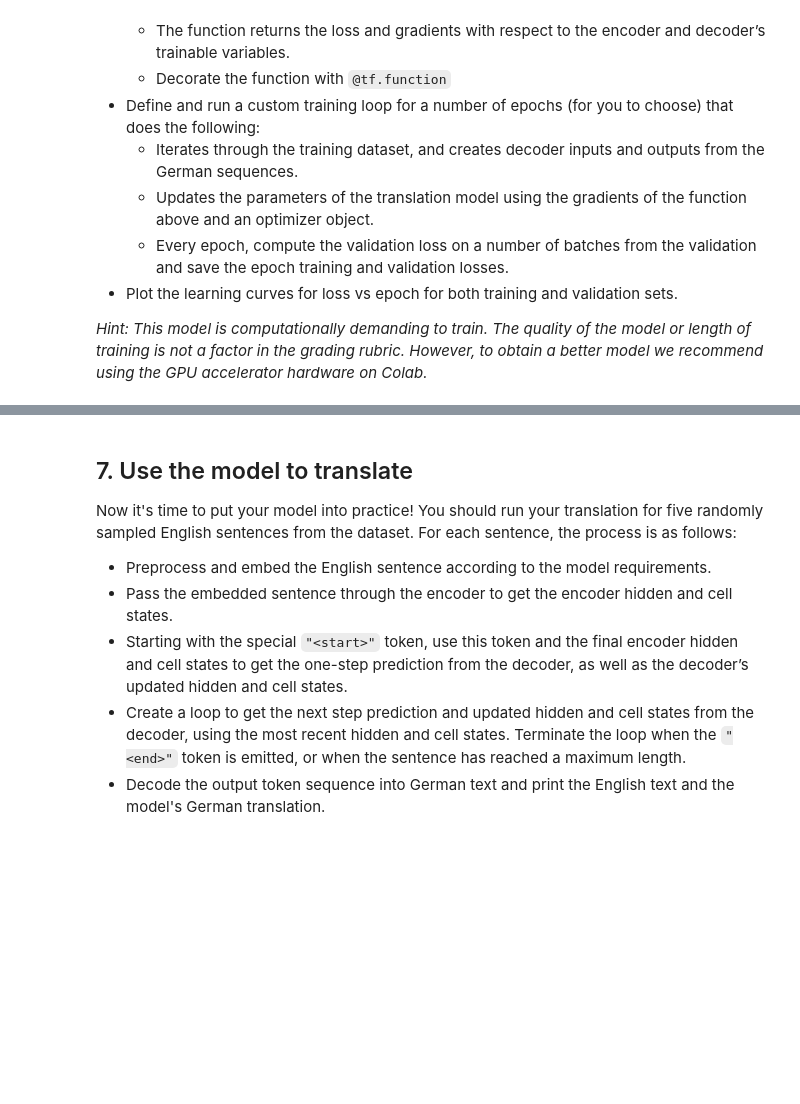
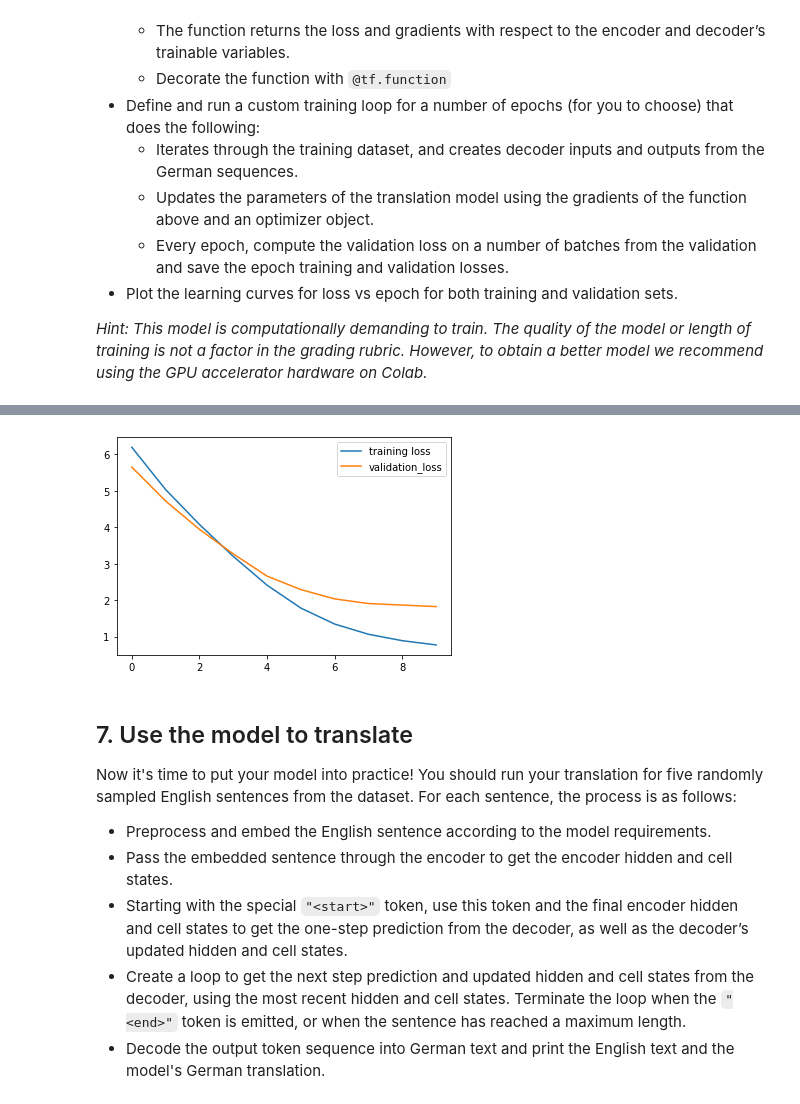
Before and after one commit to adarshkumar00/Neural-Translation-Project, a Jupyter notebook: Neural_translation_model_Capstone_Project.ipynb, the cells around one changed output, grey strips where cells are left out. Drawn from its saved outputs; the diff is of its cells as text; code cells hidden in the pictures; blank space fills up the shorter version.

```diff
--- a/Neural_translation_model_Capstone_Project.ipynb
+++ b/Neural_translation_model_Capstone_Project.ipynb
@@ -212,17 +210,13 @@ def map_embedding(eng_sentence , german_seq):
 dataset = dataset.map(map_embedding)
 dataset_valid = dataset_valid.map(map_embedding)
 # %%
-def cal_shape(eng_sentence):
-    return eng_sentence.shape[0]
-
 def filtering(eng_sentence , german_seq ):
-    length = tf.py_function(cal_shape , [eng_sentence] , tf.int32)
-    return length<=13
+    return len(eng_sentence)<=13
 dataset = dataset.filter(filtering)
 dataset_valid = dataset_valid.filter(filtering)
 # %%
 def padding_english(eng_sentence , german_seq):
-    length = tf.py_function(cal_shape , [eng_sentence] , tf.int32)
+    length = len(eng_sentence)
     paddings  = tf.convert_to_tensor([[0,13-length],[0,0]] , dtype=tf.int32)
     eng_sentence = tf.pad(eng_sentence , paddings =paddings , mode = 'CONSTANT' )
     return eng_sentence,german_seq
@@ -406,16 +463,29 @@ encoder = Encoder(units =512)
 decoder = Decoder(units =512 , vocab_size = unique_tokens , output_dim =128 ,batch_size =16)
 # %%
 import math
-num_epochs = 1
-epoch_error = tf.keras.metrics.Mean()
+num_epochs = 10
+
+
+train_losses=[]
+val_losses=[]
 for epoch in range(num_epochs):
-    batch_error = []
+    train_epoch_error = tf.keras.metrics.Mean()
+    val_epoch_error = tf.keras.metrics.Mean()
     for x , y in dataset :
         loss , grads = grad(encoder,decoder , x, y , loss_obj)
         optimizer.apply_gradients(zip(grads[0] , encoder.trainable_variables))
         optimizer.apply_gradients(zip(grads[1] , decoder.trainable_variables))
         if not math.isnan(loss.numpy()):
-            epoch_error(loss)
+            train_epoch_error(loss)
 
-    print("Epoch :{:3d}   Loss  :{:.3f}".format(epoch , epoch_error.result()))
+    for x , y in dataset_valid :
+        loss , grads = grad(encoder,decoder , x, y , loss_obj)
+        if not math.isnan(loss.numpy()):
+            val_epoch_error(loss)
+
+
+    train_losses.append(train_epoch_error.result())
+    val_losses.append(val_epoch_error.result())
+
+    print("Epoch :{:3d}   Train Loss  :{:.3f}    Validation Loss  :{:.3f}".format(epoch , train_epoch_error.result(),val_epoch_error.result()))
 # %% [output]
@@ -423,3 +502,11 @@ Epoch :  0   Loss  :3.213
+# %%
+import matplotlib.pyplot as plt
+plt.plot(np.arange(num_epochs) , train_losses)
+plt.plot(np.arange(num_epochs) ,val_losses )
+plt.legend(["training loss" , "validation_loss"], loc = "upper right")
+plt.show()
+# %% [output]
+[figure, added]
 # %% [markdown]
 ## 7. Use the model to translate
 Now it's time to put your model into practice! You should run your translation for five randomly sampled English sentences from the dataset. For each sentence, the process is as follows:
```
Also changed, not shown: parts of 11 cells of this notebook.
